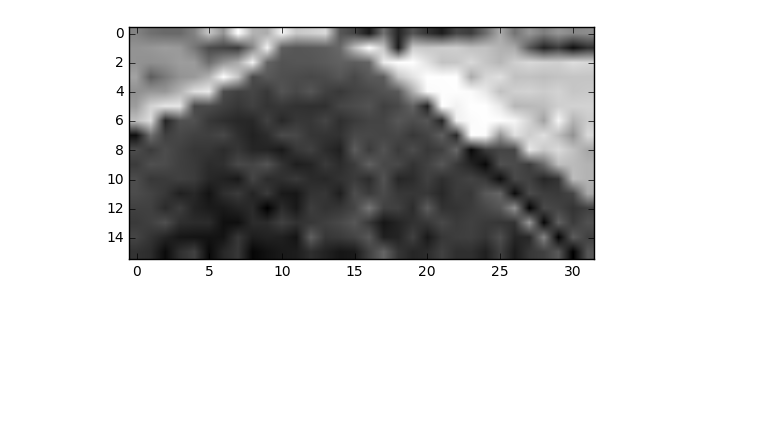
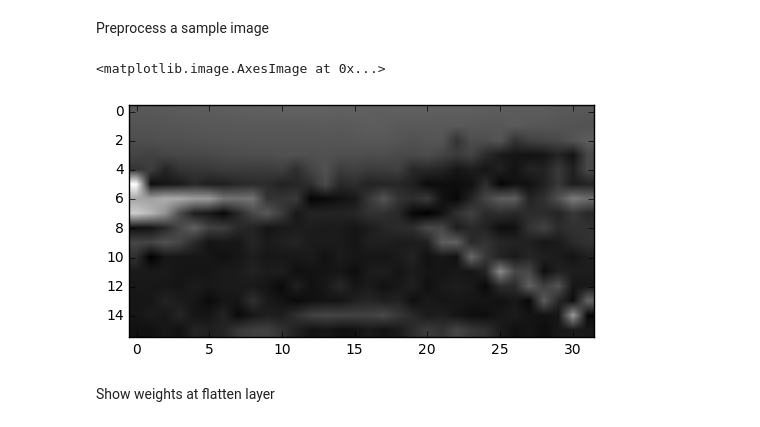
Before and after one commit to alphashi/CarND-Behavioral-Cloning, a Jupyter notebook: data_exploration.ipynb, the cells around one changed output. Saved outputs shown, nothing was run; the diff lists cells and outputs as text; code cells hidden in the pictures; blank space fills up the shorter version.

```diff
--- a/data_exploration.ipynb
+++ b/data_exploration.ipynb
@@ -19,28 +18,19 @@ Using TensorFlow backend.
+# %% [markdown]
+Preprocess a sample image
 # %%
 DATASET = "./dataset"
-DATA_UDACITY = "udacity"
-from model2 import *
 
 image = os.path.join(DATASET, "exper/2.jpg")
 image = cv2.imread(image)
 image = cv2.cvtColor(image, cv2.COLOR_BGR2RGB)
-
-shearMats = precomputeShearMat(320, 160, 60, 61, 2, 0.25, 1)
-
-img = image[62:125, :, :]
-img = img[:, 30:290]
-#img = cv2.resize(img,(32,16))
-
-
-img = cv2.cvtColor(cv2.resize(img,(32,16)), cv2.COLOR_RGB2HSV)
-plt.imshow(img[:,:,2],cmap='gray')
-
-#plt.imshow(img)
-plt.show()
-
-#img_center = cv2.resize(img_center, (image_columns, image_rows))
+image = cv2.cvtColor(cv2.resize(image,(32,16)), cv2.COLOR_RGB2HSV)
+image = image[:,:,1]
+plt.imshow(image, cmap='gray')
 # %% [output]
+<matplotlib.image.AxesImage at 0x...>
-[figure, old version]
+[figure, new version]
+# %% [markdown]
+Show weights at flatten layer
 # %%
 from keras.models import Model
 
```
Also changed, not shown: parts of 6 cells of this notebook, 7 other files.
